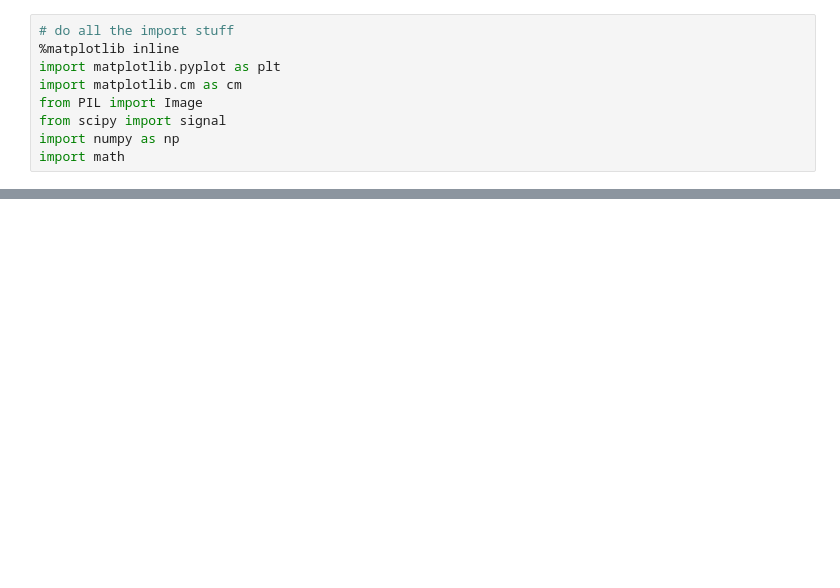
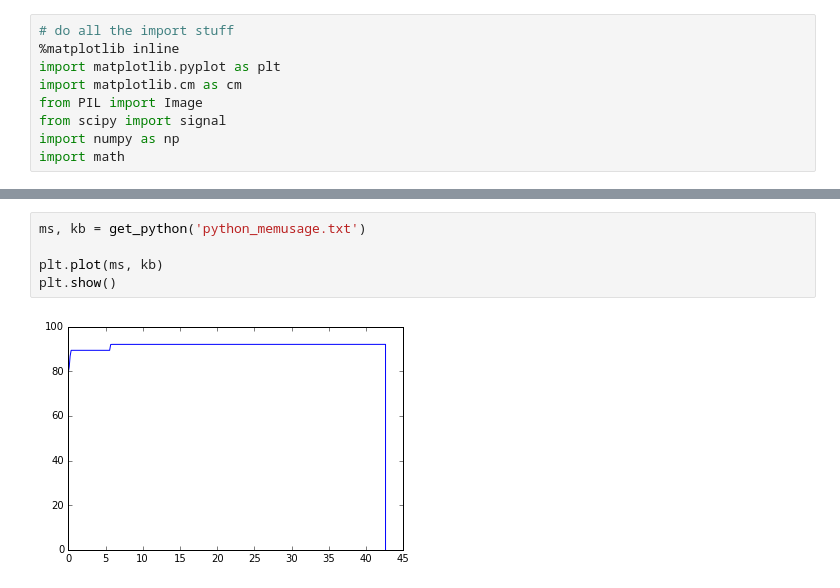
Before and after one commit to justayak/biotracker_bachelorarbeit, a Jupyter notebook: experiments/sobel_mem.ipynb, the cells around one changed output, grey strips where cells are left out. Saved outputs shown, nothing was run; the diff lists cells and outputs as text; blank space fills up the shorter version.

```diff
--- a/experiments/sobel_mem.ipynb
+++ b/experiments/sobel_mem.ipynb
@@ -38,4 +50,11 @@ def extract_massif(filename):
                 max_value = c_heap + c_extra
                 max_pos = c
     return normalize(np.array(values), max_pos)
+# %%
+ms, kb = get_python('python_memusage.txt')
+
+plt.plot(ms, kb)
+plt.show()
+# %% [output]
+[figure, added]
 # %%
```
Also changed, not shown: parts of 5 cells of this notebook, 16 other files.
